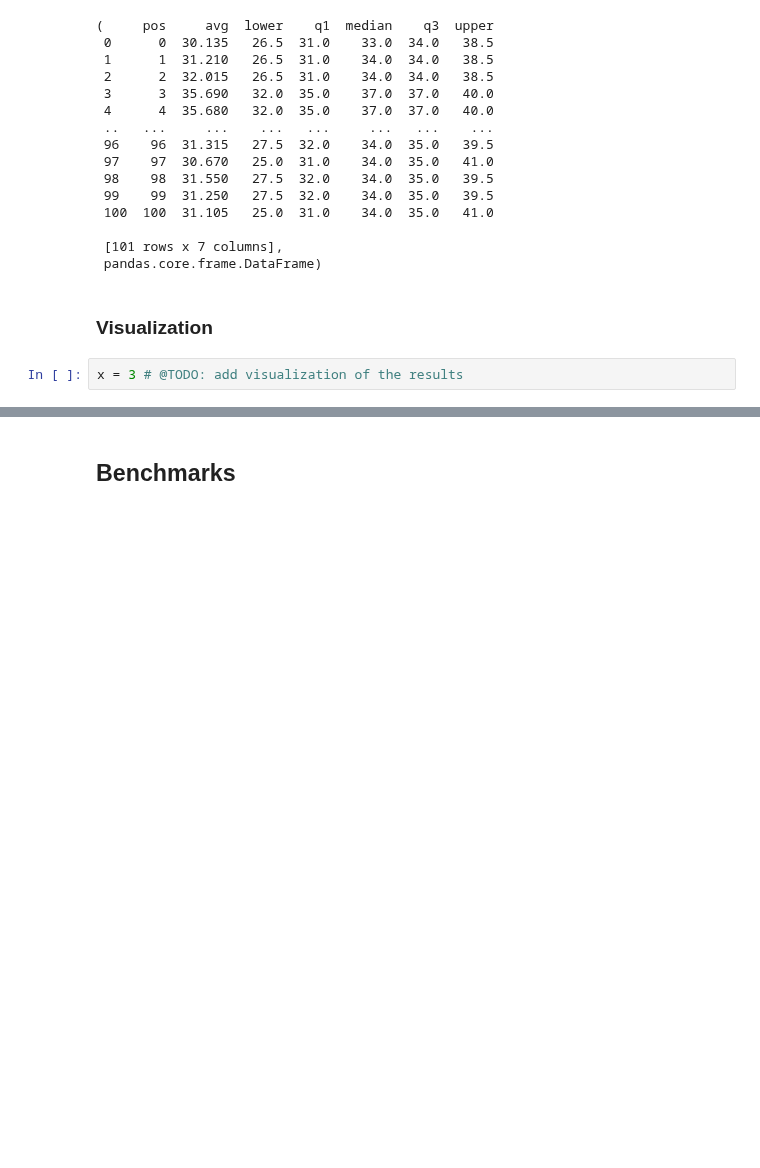
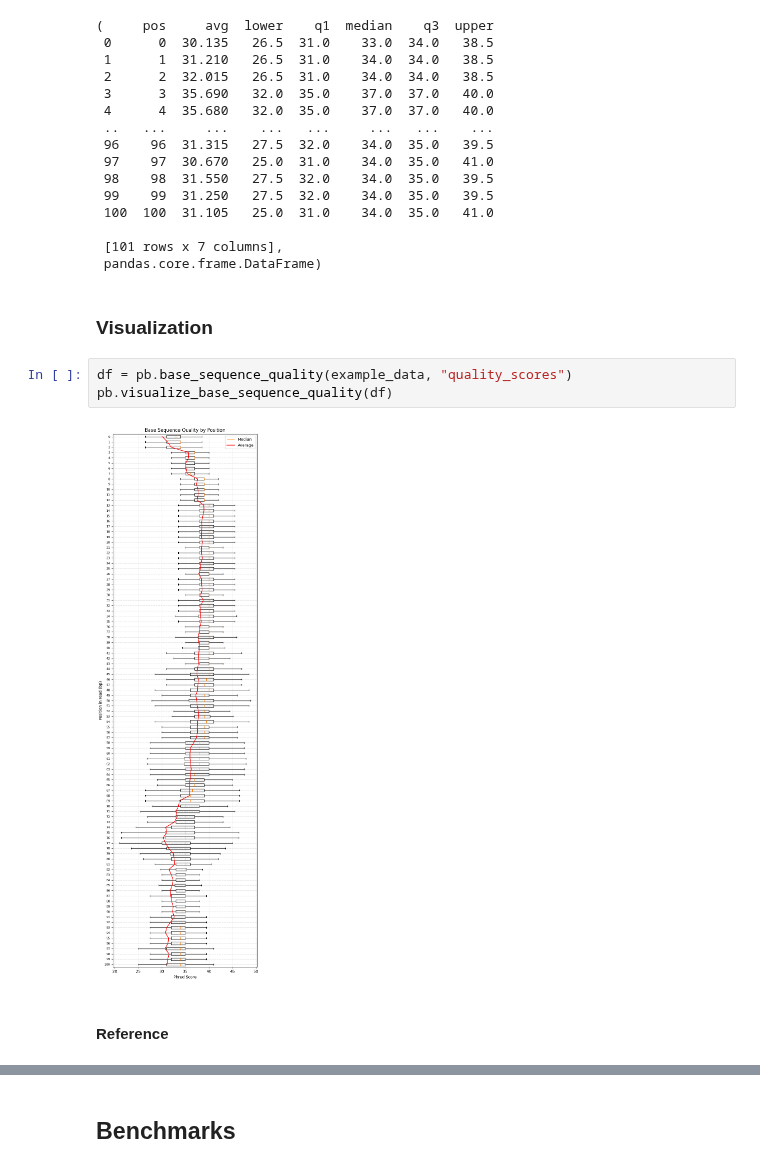
Before and after one commit to biodatageeks/polars-bio, a Jupyter notebook: docs/notebooks/base_sequence_quality.ipynb, the cells around one changed output, grey strips where cells are left out. Saved outputs shown, nothing was run; the diff lists cells and outputs as text; blank space fills up the shorter version.

Commit message:
add visualization

```diff
--- a/docs/notebooks/base_sequence_quality.ipynb
+++ b/docs/notebooks/base_sequence_quality.ipynb
@@ -343,4 +347,9 @@ x, type(x)
 # %% [markdown]
 ### Visualization
 # %%
-x = 3 # @TODO: add visualization of the results
+df = pb.base_sequence_quality(example_data, "quality_scores")
+pb.visualize_base_sequence_quality(df)
+# %% [output]
+[figure, added]
+# %% [markdown]
+#### Reference
```
Also changed, not shown: parts of 11 cells of this notebook, 4 other files.
